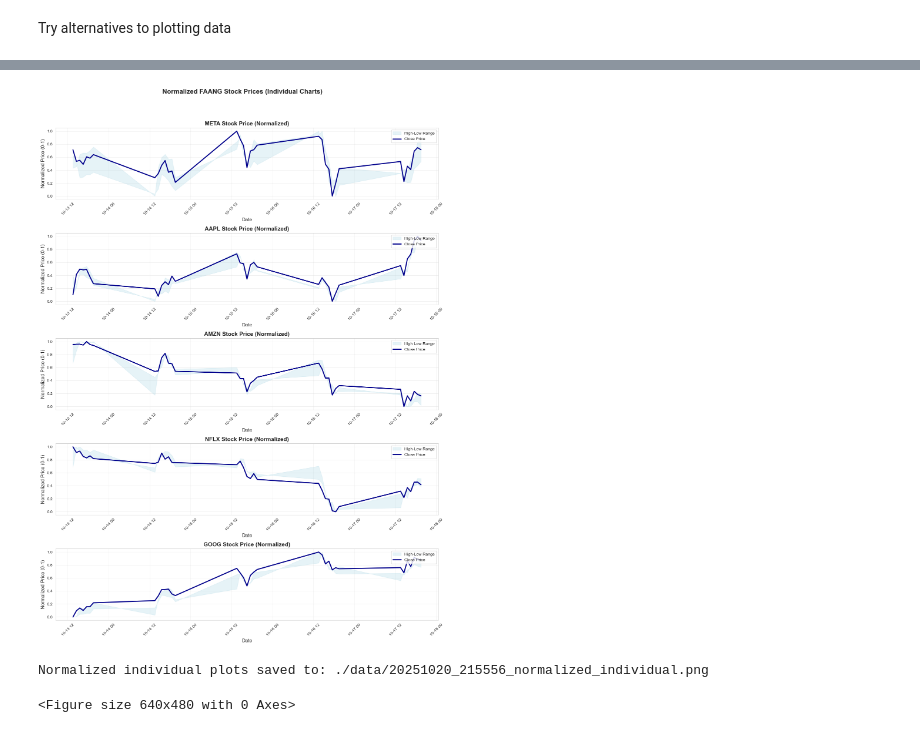
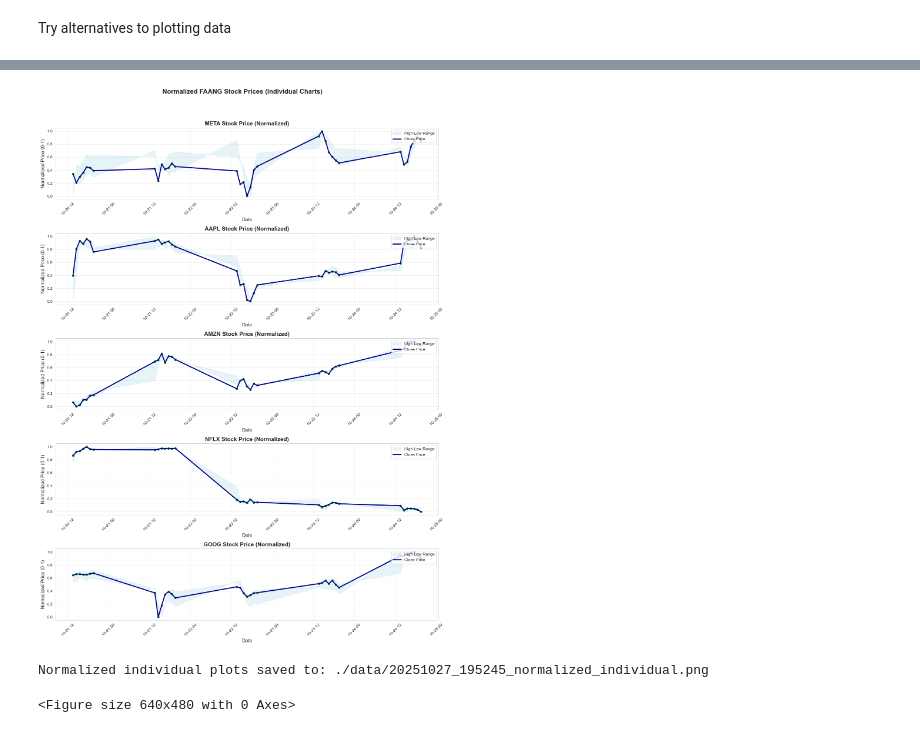
Before and after one commit to clydewatts1/PFDA_computer_architecture, a Jupyter notebook: problems.ipynb, the cells around one changed output, grey strips where cells are left out. Cells and saved outputs as stored; diff of their text form; code cells hidden in the pictures.

Commit message:
Add normalized individual image generated by Matplotlib

```diff
--- a/problems.ipynb
+++ b/problems.ipynb
@@ -324,17 +322,26 @@ filename_png = filename_no_ext + ".png"
 print("PNG Filename:", filename_png)
 df = load_file_into_dataframe(latest_csv_filename)
 data_path = "./data/"
+
 # create full path for png file
 png_file_path = os.path.join(data_path, filename_png)
 print("PNG File Path:", png_file_path)
-plt.figure(figsize=(14, 8))
+# Best practice: create a figure and an axis object
+fig, ax = plt.subplots(figsize=(14, 8))
+df.reset_index(inplace=True)
+print(df['Datetime'])
+#print("X Timestamps:", df['Date'])
 for ticker in tickers:
-    plt.plot(df.index, df[(ticker, 'Close')], label=ticker)
-plt.xlabel('Date')
-plt.ylabel('Close Price')
-plt.title('Stock Prices Over Time')
-plt.legend()
-#plt.show()
+    # display df.index on x-axis in date format
+    # don't display dates with no data points
+    ax.plot(df['Datetime'], df[(ticker, 'Close')], label=ticker, marker='o', markersize=2, scalex=True)
+ax.set_xlabel('Date')
+#ax.set_xticks(rotation=45)
+ax.set_ylabel('Close Price')
+ax.set_title('Stock Prices Over Time')
+ax.legend()
+plt.tight_layout()
+plt.show()
 plt.savefig(png_file_path)
 # %% [output]
 INFO:root:Getting the latest file from ./data/
@@ -514,33 +534,35 @@ for i, ticker in enumerate(tickers):
 
     ax = axes[i]
 
     # Plot shaded area between high and low
     ax.fill_between(ticker_data['Date'],
                    ticker_data['High'],
                    ticker_data['Low'],
                    alpha=0.3,
                    color='lightblue',
                    label='High-Low Range')
 
     # Plot close price line
     sns.lineplot(data=ticker_data, x='Date', y='Close',
                 ax=ax, color='darkblue', linewidth=2.5, label='Close Price')
+    # Mark each data point with a small circle
+    ax.scatter(ticker_data['Date'], ticker_data['Close'], color='green', s=20)
 
     ax.set_title(f'{ticker} Stock Price (Normalized)', fontsize=14, fontweight='bold')
     ax.set_xlabel('Date', fontsize=12)
     ax.set_ylabel('Normalized Price (0-1)', fontsize=12)
     ax.legend(loc='upper right')
     ax.tick_params(axis='x', rotation=45)
     ax.grid(True, alpha=0.3)
 
 plt.tight_layout(rect=[0, 0.03, 1, 0.95])
 plt.show()
 
 # Save the plot
 normalized_png_path = png_file_path.replace('.png', '_normalized_individual.png')
 plt.savefig(normalized_png_path, dpi=300, bbox_inches='tight')
 print(f"Normalized individual plots saved to: {normalized_png_path}")
 # %% [output]
-[figure, old version]
+[figure, new version]
-Normalized individual plots saved to: ./data/20251020_215556_normalized_individual.png
+Normalized individual plots saved to: ./data/20251027_195245_normalized_individual.png
 <Figure size 640x480 with 0 Axes>
```
Also changed, not shown: parts of 13 cells of this notebook, 7 other files.
